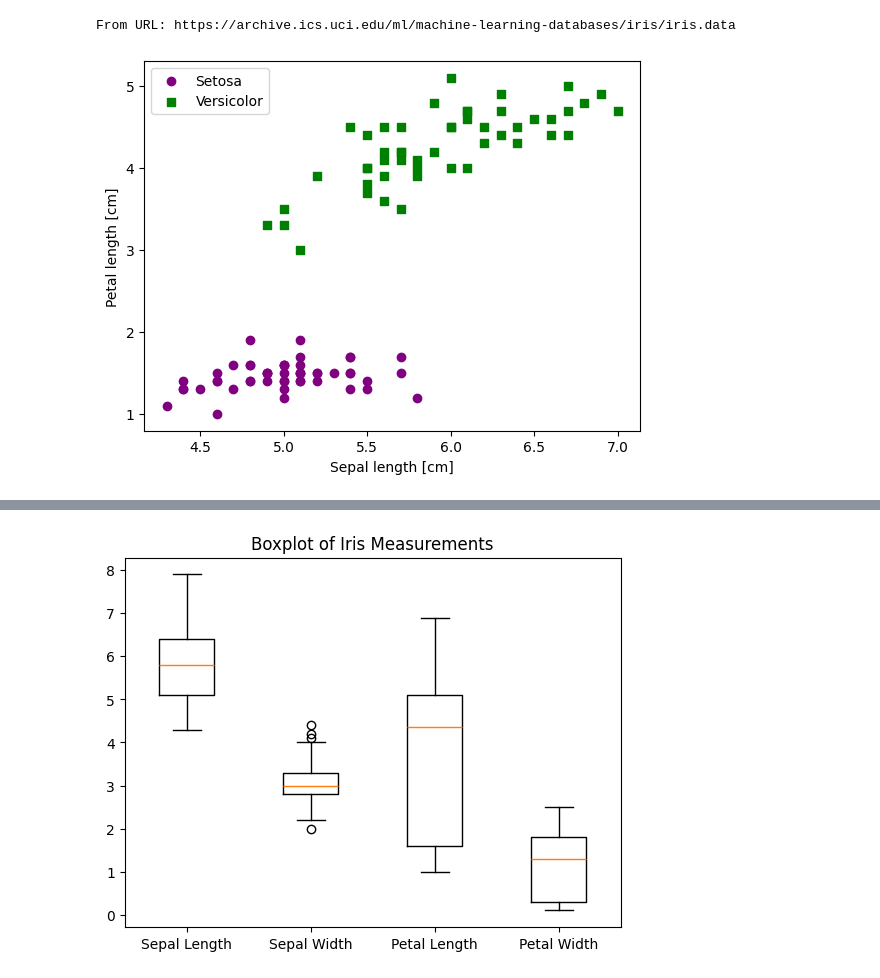
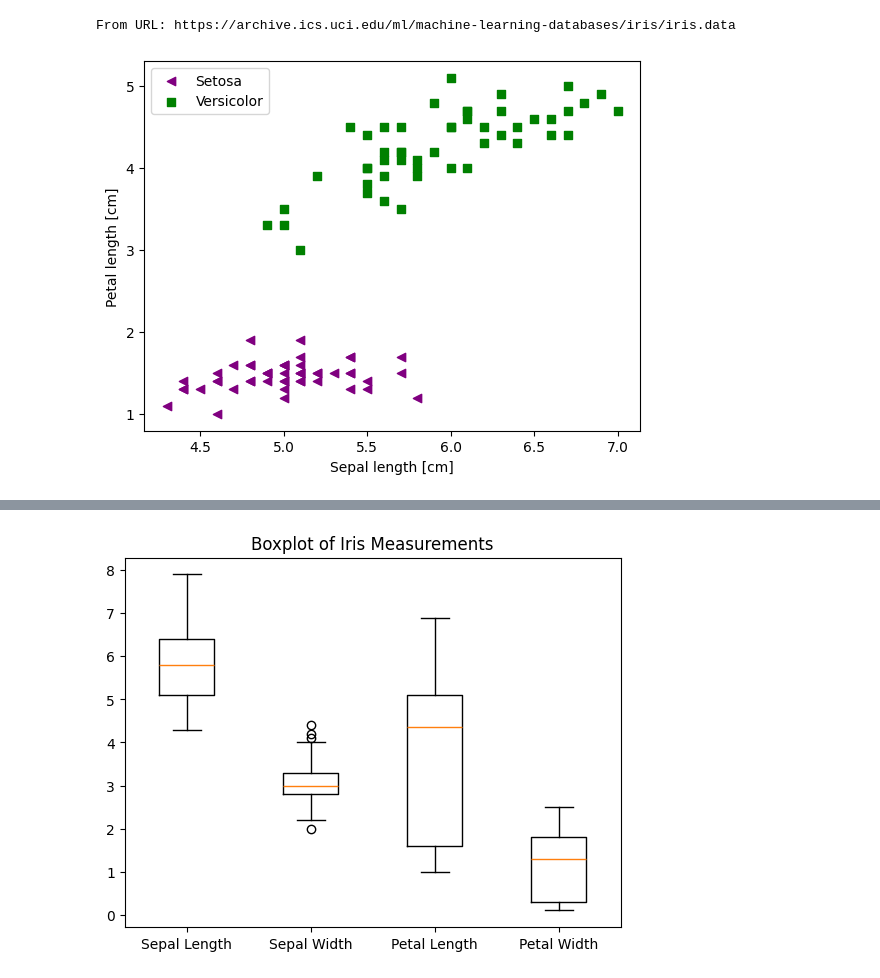
Before and after one commit to Yannaner/Data-visualization, a Jupyter notebook: matplotlib.ipynb, the cells around one changed output, grey strips where cells are left out. Cells and saved outputs as stored; diff of their text form; code cells hidden in the pictures.

```diff
--- a/matplotlib.ipynb
+++ b/matplotlib.ipynb
@@ -27,14 +25,27 @@ X = df.iloc[0:100, [0, 2]].values
 # %% [output]
 From URL: https://archive.ics.uci.edu/ml/machine-learning-databases/iris/iris.data
 # %%
-#Line plot
-plt.scatter(X[:50, 0], X[:50, 1],color='purple', marker='o', label='Setosa')
+#Scatter plot
+#.scatter create a scatter plot
+#color='purple' sets the color of the markers to purple
+#Different type of markers refers to README.md
+#label='Setosa' set the label for this data
+plt.scatter(X[:50, 0], X[:50, 1],color='purple', marker='<', label='Setosa')
 plt.scatter(X[50:100, 0], X[50:100, 1], color='green', marker='s', label='Versicolor')
+
+#Setting label
 plt.xlabel('Sepal length [cm]')
 plt.ylabel('Petal length [cm]')
+
+# Adding a legend to the plot
+#A legend is used to identify data
+#in visualizations by its color, size, or other distinguishing features
+# loc='upper left' positions the legend in the upper left corner of the plot
 plt.legend(loc='upper left')
+
+# Displaying the plot
 plt.show()
 # %% [output]
-[figure, old version]
+[figure, new version]
 # %%
 #Histogram
```
Also changed, not shown: parts of 8 cells of this notebook, 2 other files.
